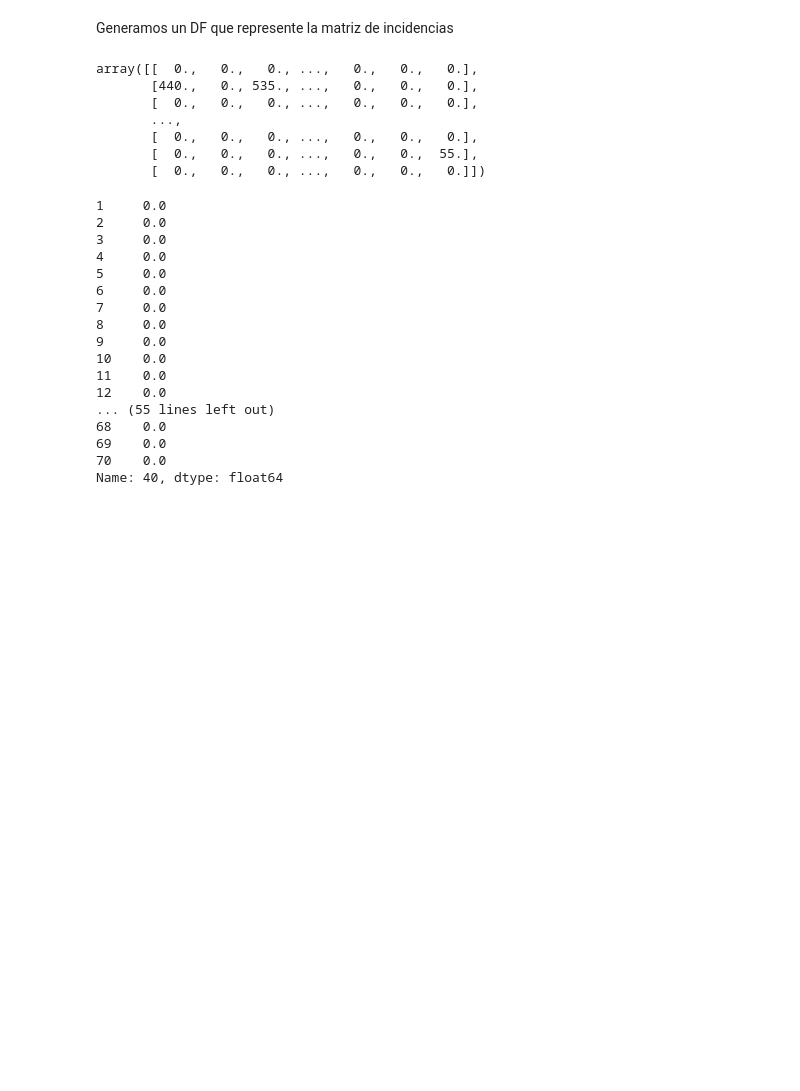
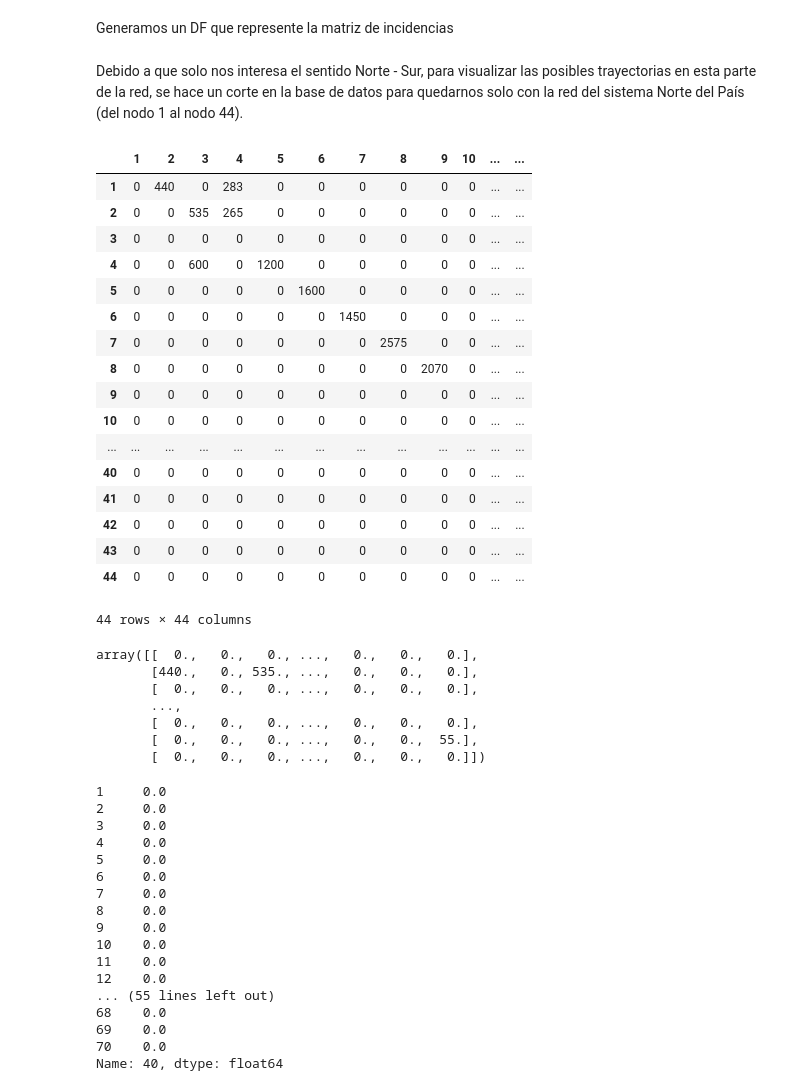
Before and after one commit to optimizacion-2-2022-gh-classroom/practica-1-segunda-parte-LuzVerde23, a Jupyter notebook: reporte_equipo_2_parte_2_practica_1.ipynb, the cells around one changed output. Saved outputs shown, nothing was run; the diff lists cells and outputs as text; code cells hidden in the pictures; blank space fills up the shorter version.

```diff
--- a/reporte_equipo_2_parte_2_practica_1.ipynb
+++ b/reporte_equipo_2_parte_2_practica_1.ipynb
@@ -244,10 +244,10 @@ Asignaremos las convenciones de las direcciones de las ramas que nos interesa pa
 # %%
 # Orden requerido de nodos de envío y recepción
 
-env_conv = np.array([1,4,5,6,7,8,9,29,30,30,30,35,33,33,33,37,10,2,2,2,4,3,11,10,12,14,15,17,16,16,13,17,23,24,18,18,22,22,28,26,25,26,27,26,
-31,32,36,34,38,38,38,45,47])
-rec_conv = np.array([4,5,6,7,8,9,29,30,36,34,39,30,25,31,37,38,12,1,3,4,3,11,12,12,14,15,17,16,9,31,14,23,24,31,14,22,23,28,26,25,33,27,38,45,
-32,34,34,38,40,44,42,40,40])
+env_conv = np.array([1,1,4,5,6,7,8,9,29,30,30,30,35,33,33,33,37,10,2,2,2,4,3,11,10,12,14,15,17,16,16,13,17,23,24,18,18,22,22,28,26,25,26,27,26,
+31,32,36,34,38,38,38,41,42,42,40,43,41,40])
+rec_conv = np.array([4,2,5,6,7,8,9,29,30,36,34,39,30,25,31,37,38,12,1,3,4,3,11,12,12,14,15,17,16,9,31,14,23,24,31,14,22,23,28,26,25,33,27,38,45,
+32,34,34,38,40,44,42,44,44,40,43,41,44,44])
 # %%
 # Se generan las claves de los enlaces en la BD original "nodo de envío - nodo de recepción"
 clave = []
@@ -287,6 +287,32 @@ aux = 0
 for n in env:
     d.iloc[n-1,rec[aux]-1] = cap[aux]
     aux += 1
+# %% [markdown]
+Debido a que solo nos interesa el sentido Norte - Sur, para visualizar las posibles trayectorias en esta parte de la red, se hace un corte en la base de datos para quedarnos solo con la red del sistema Norte del País (del nodo 1 al nodo 44).
+# %%
+d = d.drop(range(45,71,1), axis = 0)
+d = d.drop(range(45,71,1), axis = 1)
+# %%
+d
+# %% [output]
+|  | 1 | 2 | 3 | 4 | 5 | 6 | 7 | 8 | 9 | 10 | ... | ... |
+| 1 | 0 | 440 | 0 | 283 | 0 | 0 | 0 | 0 | 0 | 0 | ... | ... |
+| 2 | 0 | 0 | 535 | 265 | 0 | 0 | 0 | 0 | 0 | 0 | ... | ... |
+| 3 | 0 | 0 | 0 | 0 | 0 | 0 | 0 | 0 | 0 | 0 | ... | ... |
+| 4 | 0 | 0 | 600 | 0 | 1200 | 0 | 0 | 0 | 0 | 0 | ... | ... |
+| 5 | 0 | 0 | 0 | 0 | 0 | 1600 | 0 | 0 | 0 | 0 | ... | ... |
+| 6 | 0 | 0 | 0 | 0 | 0 | 0 | 1450 | 0 | 0 | 0 | ... | ... |
+| 7 | 0 | 0 | 0 | 0 | 0 | 0 | 0 | 2575 | 0 | 0 | ... | ... |
+| 8 | 0 | 0 | 0 | 0 | 0 | 0 | 0 | 0 | 2070 | 0 | ... | ... |
+| 9 | 0 | 0 | 0 | 0 | 0 | 0 | 0 | 0 | 0 | 0 | ... | ... |
+| 10 | 0 | 0 | 0 | 0 | 0 | 0 | 0 | 0 | 0 | 0 | ... | ... |
+| ... | ... | ... | ... | ... | ... | ... | ... | ... | ... | ... | ... | ... |
+| 40 | 0 | 0 | 0 | 0 | 0 | 0 | 0 | 0 | 0 | 0 | ... | ... |
+| 41 | 0 | 0 | 0 | 0 | 0 | 0 | 0 | 0 | 0 | 0 | ... | ... |
+| 42 | 0 | 0 | 0 | 0 | 0 | 0 | 0 | 0 | 0 | 0 | ... | ... |
+| 43 | 0 | 0 | 0 | 0 | 0 | 0 | 0 | 0 | 0 | 0 | ... | ... |
+| 44 | 0 | 0 | 0 | 0 | 0 | 0 | 0 | 0 | 0 | 0 | ... | ... |
+44 rows × 44 columns
 # %%
 # Generamos el arreglo final de tipo "numpy array"
 arreglo = d.to_numpy()
```
Also changed, not shown: parts of 1 cell of this notebook.
